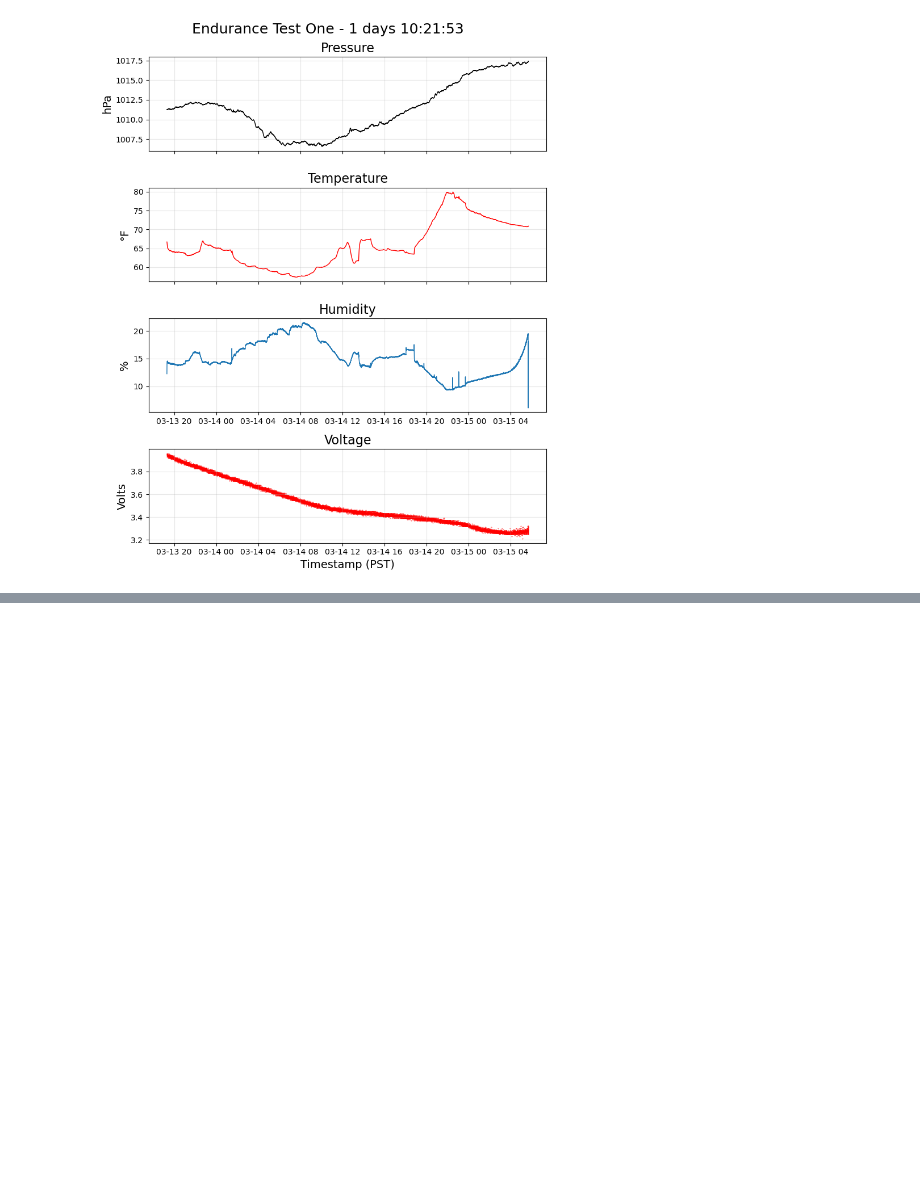
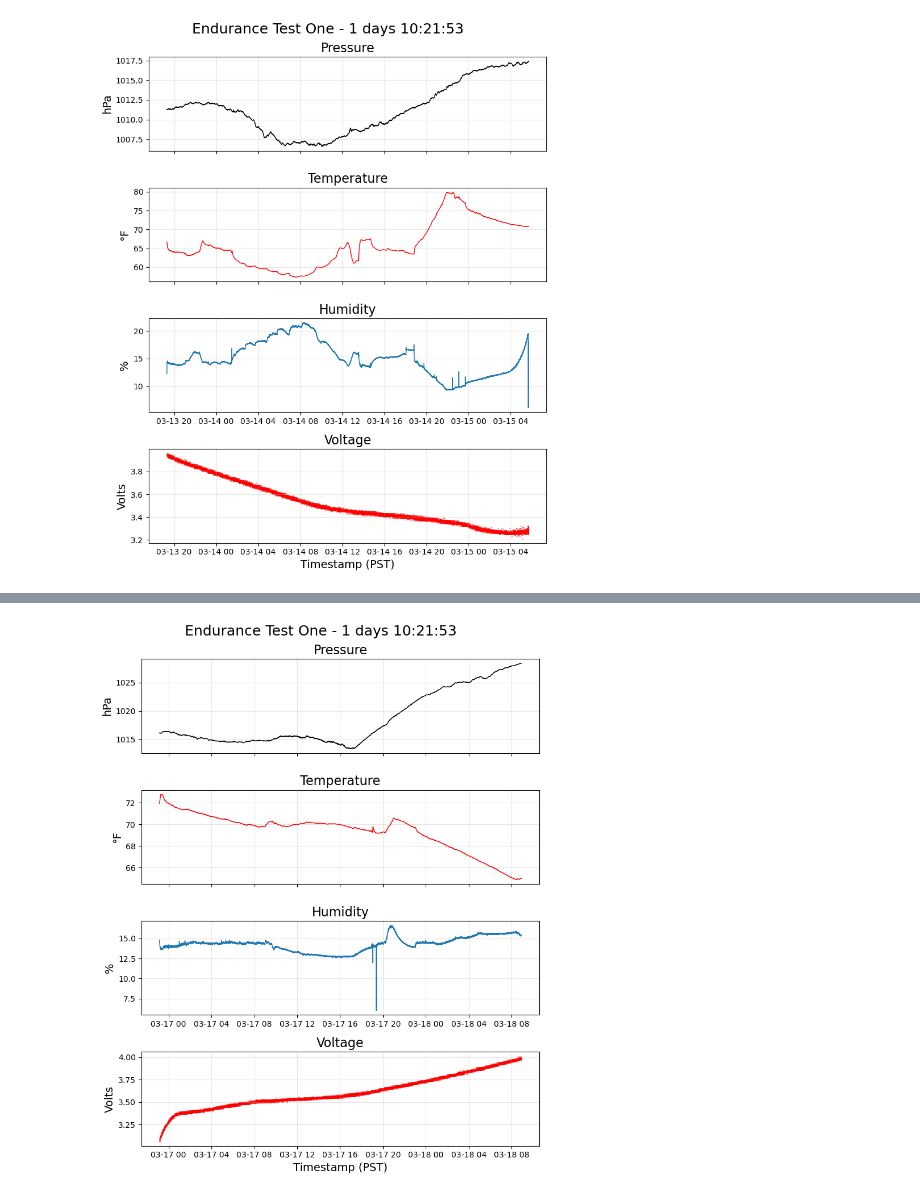
Before and after one commit to sscopazzi/Portable_Weather_Station, a Jupyter notebook: test_data/20250313_endurance/20250313_endurance.ipynb, the cells around one changed output, grey strips where cells are left out. Saved outputs shown, nothing was run; the diff lists cells and outputs as text; code cells hidden in the pictures; blank space fills up the shorter version.

Commit message:
faster loop and first speed plot

```diff
--- a/test_data/20250313_endurance/20250313_endurance.ipynb
+++ b/test_data/20250313_endurance/20250313_endurance.ipynb
@@ -120,0 +173,37 @@ plt.show()
+# %%
+plt.figure(figsize=(8, 10))
+
+plt.subplot(4, 1, 1)
+plt.plot(df_charge.index, df_charge['pressurehPa'],color='black',linewidth=1)
+plt.title('Pressure', fontsize=16)
+plt.ylabel('hPa', fontsize=14)
+plt.grid(True, alpha=0.3)
+plt.gca().set_xticklabels([])  # Remove x-tick labels for the first plot
+
+plt.subplot(4, 1, 2)
+plt.plot(df_charge.index, df_charge['tempF'],color='red',linewidth=1)
+plt.title('Temperature', fontsize=16)
+plt.ylabel('°F', fontsize=14)
+plt.grid(True, alpha=0.3)
+plt.gca().set_xticklabels([])  # Remove x-tick labels for the second plot
+
+plt.subplot(4, 1, 3)
+plt.plot(df_charge.index, df_charge['humidity'],linewidth=1)
+plt.title('Humidity', fontsize=16)
+plt.ylabel('%', fontsize=14)
+# plt.xlabel('Timestamp (PST)', fontsize=14)
+plt.grid(True, alpha=0.3)
+
+plt.subplot(4, 1, 4)
+plt.scatter(df_charge.index, df_charge['vBat'],s=0.1,color='red')
+plt.title('Voltage', fontsize=16)
+plt.ylabel('Volts', fontsize=14)
+plt.xlabel('Timestamp (PST)', fontsize=14)
+plt.grid(True, alpha=0.3)
+
+plt.suptitle(f'Endurance Test One - {duration}',fontsize=18)
+plt.tight_layout()
+# plt.savefig('20250313_endurance_test1.jpg',dpi=600)
+plt.show()
+# %% [output]
+[figure, added]
```
Also changed, not shown: parts of 1 cell of this notebook, 5 other files.
